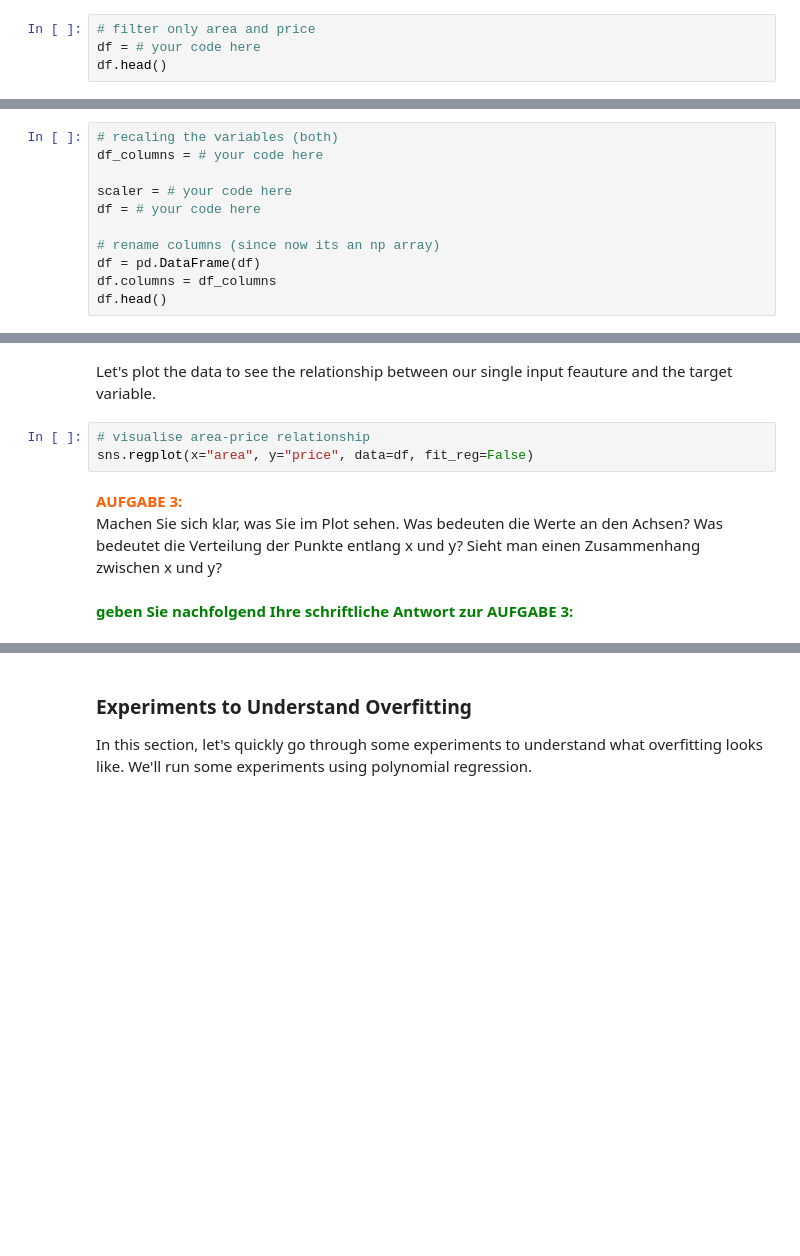
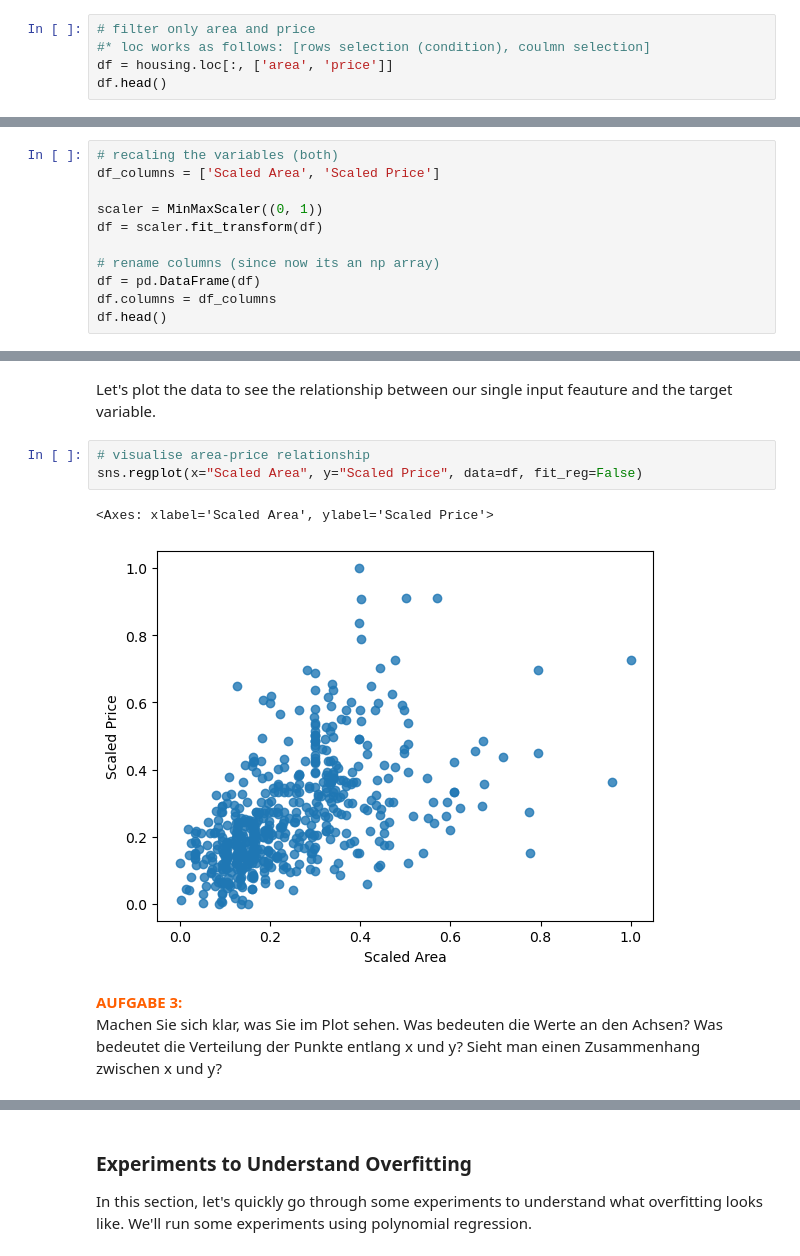
Before and after one commit to Robert35-dll/wikisys_exercise, a Jupyter notebook: 08/LinReg with CrossVal.ipynb, the cells around one changed output, grey strips where cells are left out. Saved outputs shown, nothing was run; the diff lists cells and outputs as text; blank space fills up the shorter version.

```diff
--- a/08/LinReg with CrossVal.ipynb
+++ b/08/LinReg with CrossVal.ipynb
@@ -70,5 +79,6 @@ Nutzen Sie die Pandas-Funktion `loc[ , ]`, um `housing` auf die Spalten `area` u
 <img src="./img/image_df_head.png">
 # %%
 # filter only area and price
-df = # your code here
+#* loc works as follows: [rows selection (condition), coulmn selection]
+df = housing.loc[:, ['area', 'price']]
 df.head()
@@ -85,10 +102,10 @@ Nutzen Sie einen geeigneeten `Scaler`, um die beiden Spalten von `df` so zu skal
 <img src="./img/image_df_scaler.png">
 # %%
 # recaling the variables (both)
-df_columns = # your code here
+df_columns = ['Scaled Area', 'Scaled Price']
 
-scaler = # your code here
-df = # your code here
+scaler = MinMaxScaler((0, 1))
+df = scaler.fit_transform(df)
 
 # rename columns (since now its an np array)
 df = pd.DataFrame(df)
@@ -98,10 +122,11 @@ df.head()
 Let's plot the data to see the relationship between our single input feauture and the target variable.
 # %%
 # visualise area-price relationship
-sns.regplot(x="area", y="price", data=df, fit_reg=False)
+sns.regplot(x="Scaled Area", y="Scaled Price", data=df, fit_reg=False)
+# %% [output]
+<Axes: xlabel='Scaled Area', ylabel='Scaled Price'>
+[figure, added]
 # %% [markdown]
 <span style="color:#FF5F00"><b>AUFGABE 3:</b></span><br>
 Machen Sie sich klar, was Sie im Plot sehen. Was bedeuten die Werte an den Achsen? Was bedeutet die Verteilung der Punkte entlang x und y? Sieht man einen Zusammenhang zwischen x und y?
 </div>
-# %% [markdown]
-<span style="color:green"><b>geben Sie nachfolgend Ihre schriftliche Antwort zur AUFGABE 3:</b></span><br>
```
Also changed, not shown: parts of 17 cells of this notebook.
